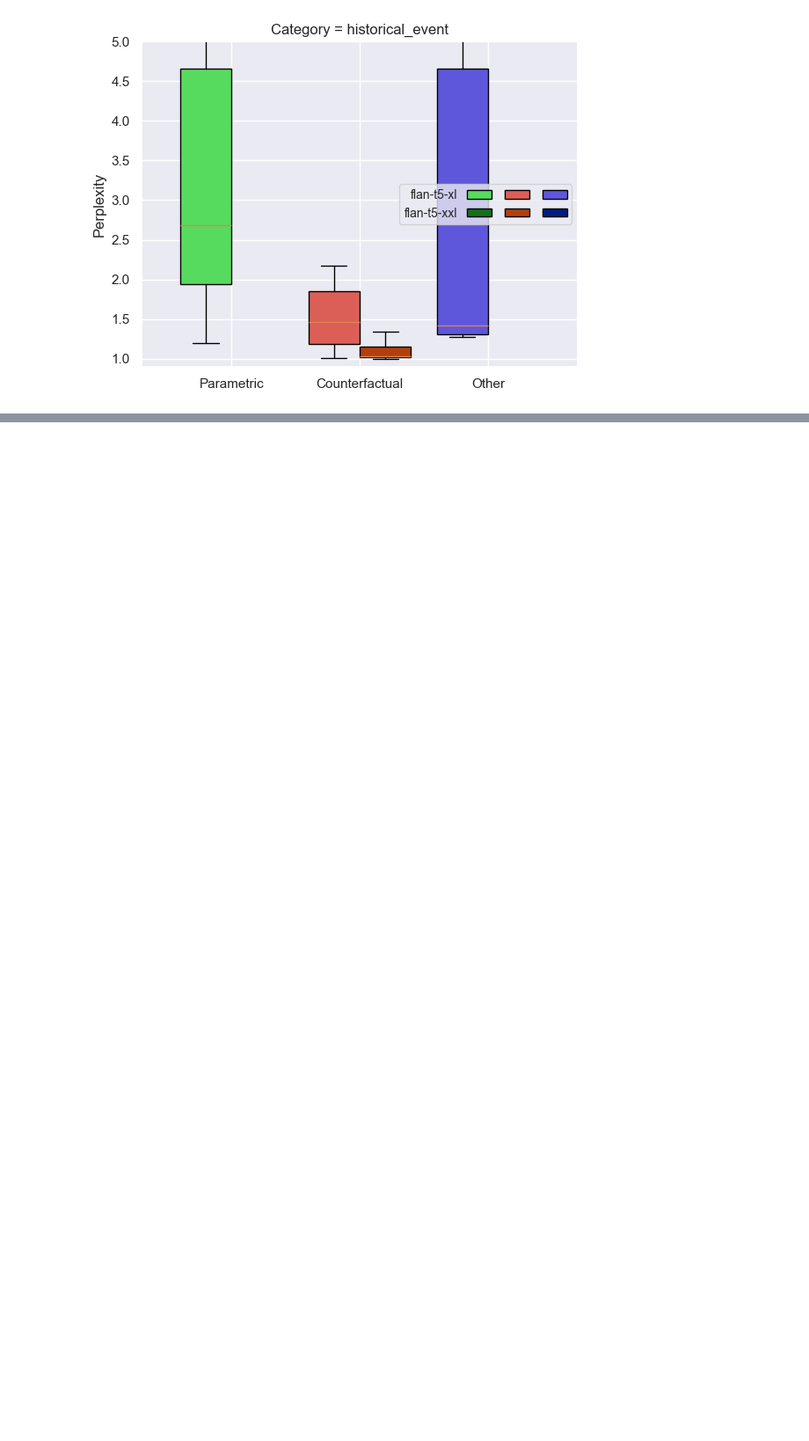
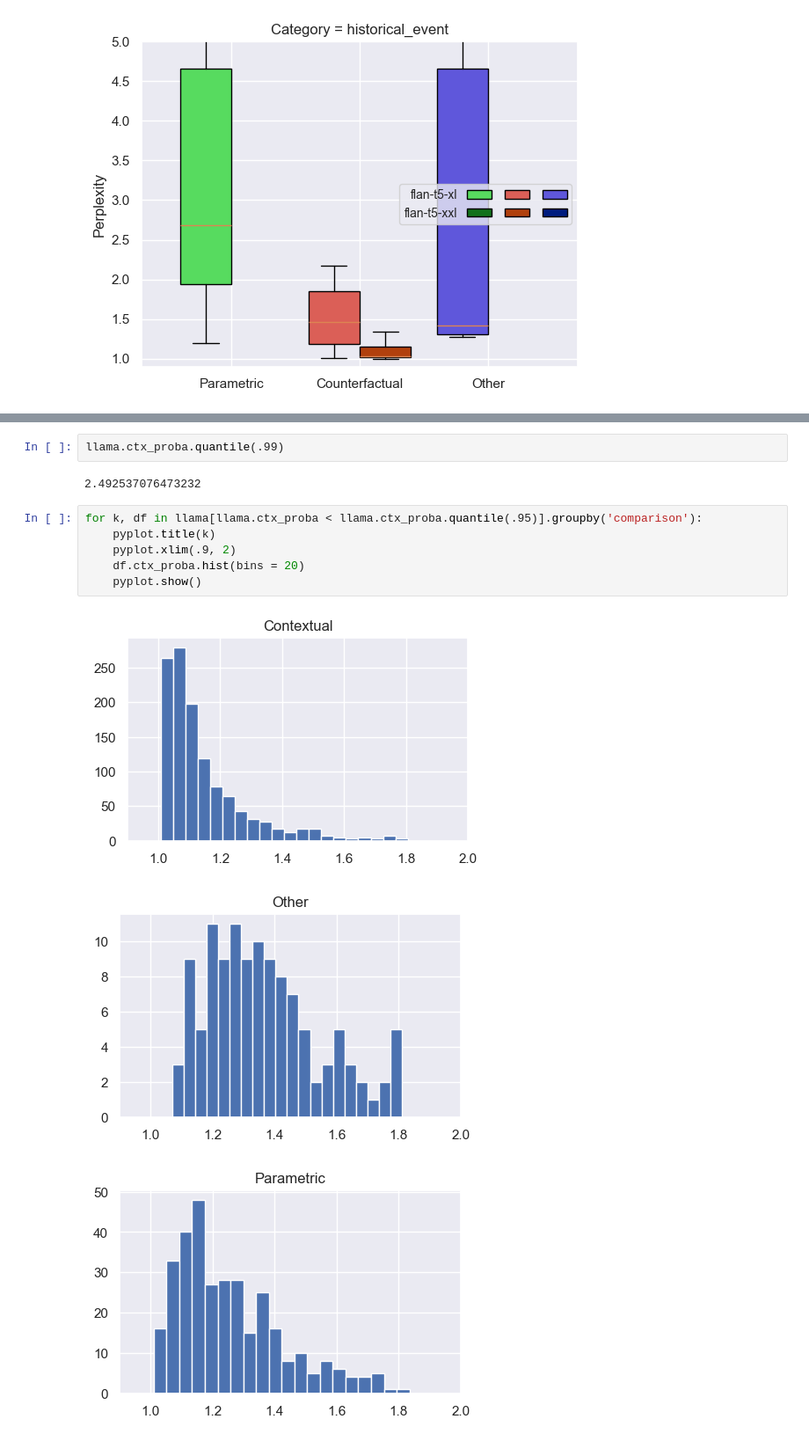
Before and after one commit to mfixman/rag-thesis, a Jupyter notebook: joiner_analysis.ipynb, the cells around one changed output, grey strips where cells are left out. Shown at 88% size. Saved outputs shown, nothing was run; the diff lists cells and outputs as text; blank space fills up the shorter version.

```diff
--- a/joiner_analysis.ipynb
+++ b/joiner_analysis.ipynb
@@ -423,0 +328,14 @@ questions[questions.Base_Question.str.startswith('Which scientific discipline')]
+# %%
+llama.ctx_proba.quantile(.99)
+# %% [output]
+2.492537076473232
+# %%
+for k, df in llama[llama.ctx_proba < llama.ctx_proba.quantile(.95)].groupby('comparison'):
+    pyplot.title(k)
+    pyplot.xlim(.9, 2)
+    df.ctx_proba.hist(bins = 20)
+    pyplot.show()
+# %% [output]
+[figure, added]
+[figure, added]
+[figure, added]
```
Also changed, not shown: parts of 23 cells of this notebook, 6 other files.
